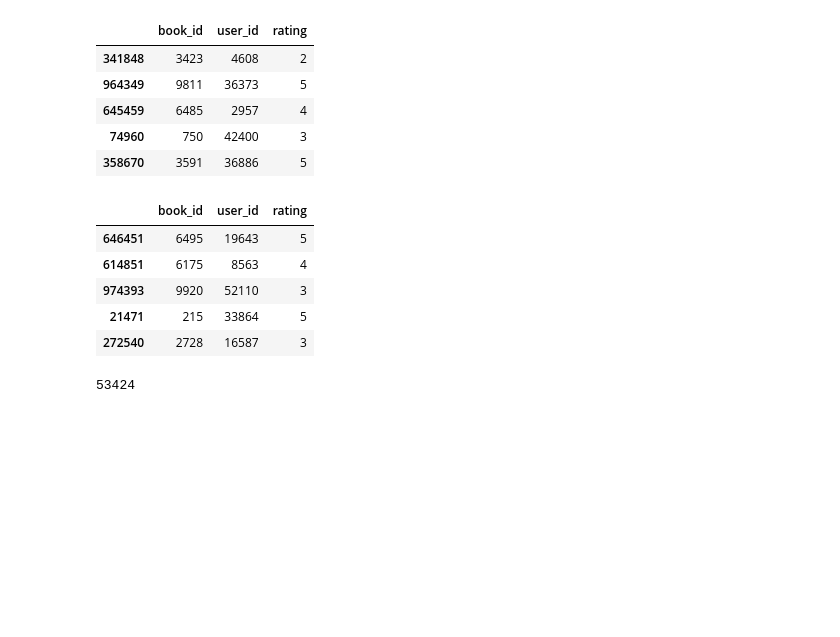
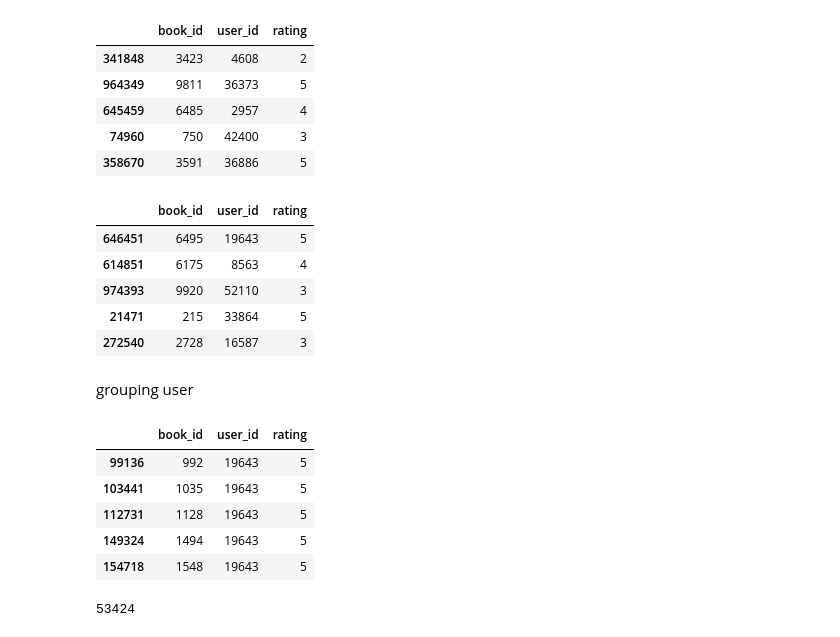
Before and after one commit to danfarh/recommender-system, a Jupyter notebook: recommender_system.ipynb, the cells around one changed output. Saved outputs shown, nothing was run; the diff lists cells and outputs as text; code cells hidden in the pictures; blank space fills up the shorter version.

```diff
--- a/recommender_system.ipynb
+++ b/recommender_system.ipynb
@@ -38,6 +38,19 @@ test.head()
 | 974393 | 9920 | 52110 | 3 |
 | 21471 | 215 | 33864 | 5 |
 | 272540 | 2728 | 16587 | 3 |
+# %% [markdown]
+grouping user
+# %%
+datasetGroup = dataset.groupby('user_id')
+# %%
+datasetGroup.get_group(19643).head()
+# %% [output]
+|  | book_id | user_id | rating |
+| 99136 | 992 | 19643 | 5 |
+| 103441 | 1035 | 19643 | 5 |
+| 112731 | 1128 | 19643 | 5 |
+| 149324 | 1494 | 19643 | 5 |
+| 154718 | 1548 | 19643 | 5 |
 # %%
 n_users = len(dataset.user_id.unique())
 n_users
```
